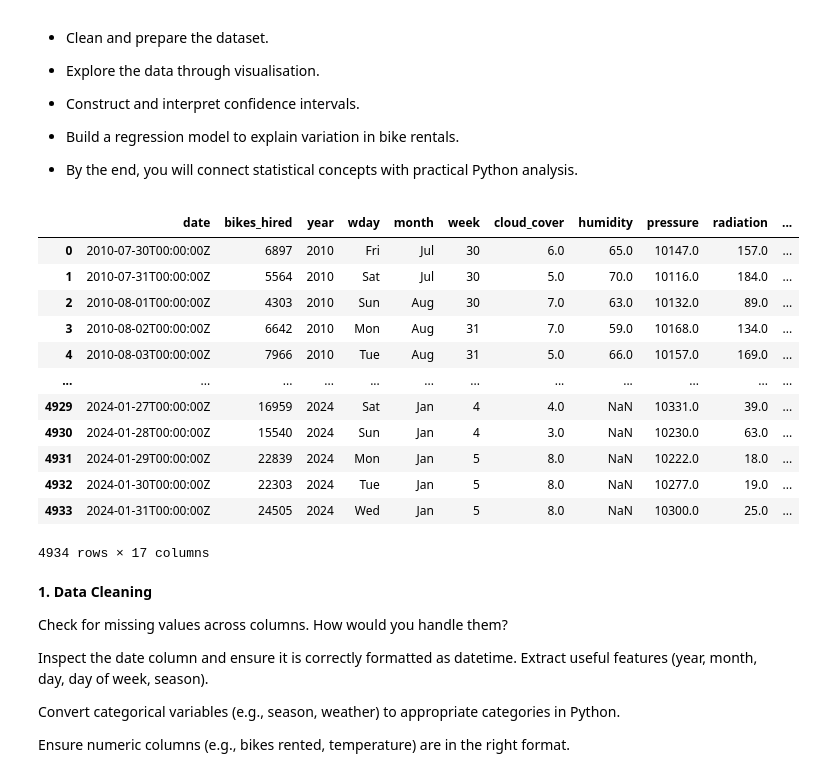
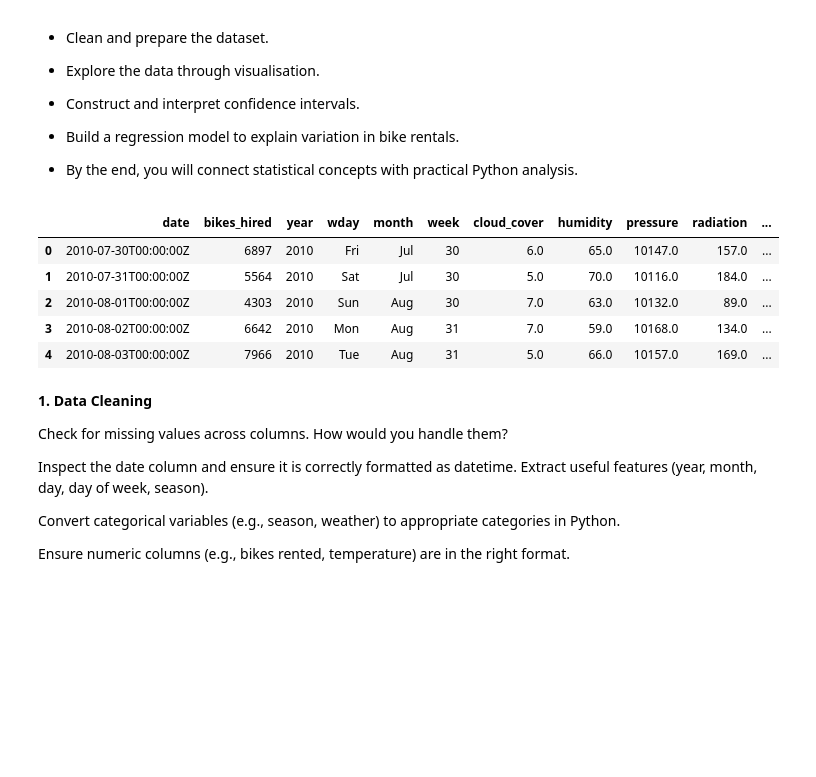
Before and after one commit to vidhyamini/Analytics-coding-Python, a Jupyter notebook: Session_3/Group_Project.ipynb, the cells around one changed output. Cells and saved outputs as stored; diff of their text form; code cells hidden in the pictures; blank space fills up the shorter version.

```diff
--- a/Session_3/Group_Project.ipynb
+++ b/Session_3/Group_Project.ipynb
@@ -16,28 +16,22 @@ The goal is to apply the full data analytics workflow:
 - By the end, you will connect statistical concepts with practical Python analysis.
 # %%
 ## Import libraries and data
+
 import pandas as pd
 import numpy as np
 import matplotlib.pyplot as plt
 import seaborn as sns
 from scipy import stats
 
-london_bikes = pd.read_csv("../Data/london_bikes.csv")
-london_bikes.head()
+bikes = pd.read_csv("../Data/london_bikes.csv")
+bikes.head()
 # %% [output]
 |  | date | bikes_hired | year | wday | month | week | cloud_cover | humidity | pressure | radiation | ... |
 | 0 | 2010-07-30T00:00:00Z | 6897 | 2010 | Fri | Jul | 30 | 6.0 | 65.0 | 10147.0 | 157.0 | ... |
 | 1 | 2010-07-31T00:00:00Z | 5564 | 2010 | Sat | Jul | 30 | 5.0 | 70.0 | 10116.0 | 184.0 | ... |
 | 2 | 2010-08-01T00:00:00Z | 4303 | 2010 | Sun | Aug | 30 | 7.0 | 63.0 | 10132.0 | 89.0 | ... |
 | 3 | 2010-08-02T00:00:00Z | 6642 | 2010 | Mon | Aug | 31 | 7.0 | 59.0 | 10168.0 | 134.0 | ... |
 | 4 | 2010-08-03T00:00:00Z | 7966 | 2010 | Tue | Aug | 31 | 5.0 | 66.0 | 10157.0 | 169.0 | ... |
-| ... | ... | ... | ... | ... | ... | ... | ... | ... | ... | ... | ... |
-| 4929 | 2024-01-27T00:00:00Z | 16959 | 2024 | Sat | Jan | 4 | 4.0 | NaN | 10331.0 | 39.0 | ... |
-| 4930 | 2024-01-28T00:00:00Z | 15540 | 2024 | Sun | Jan | 4 | 3.0 | NaN | 10230.0 | 63.0 | ... |
-| 4931 | 2024-01-29T00:00:00Z | 22839 | 2024 | Mon | Jan | 5 | 8.0 | NaN | 10222.0 | 18.0 | ... |
-| 4932 | 2024-01-30T00:00:00Z | 22303 | 2024 | Tue | Jan | 5 | 8.0 | NaN | 10277.0 | 19.0 | ... |
-| 4933 | 2024-01-31T00:00:00Z | 24505 | 2024 | Wed | Jan | 5 | 8.0 | NaN | 10300.0 | 25.0 | ... |
-4934 rows × 17 columns
 # %% [markdown]
 **1. Data Cleaning**
 
```
Also changed, not shown: parts of 6 cells of this notebook.
